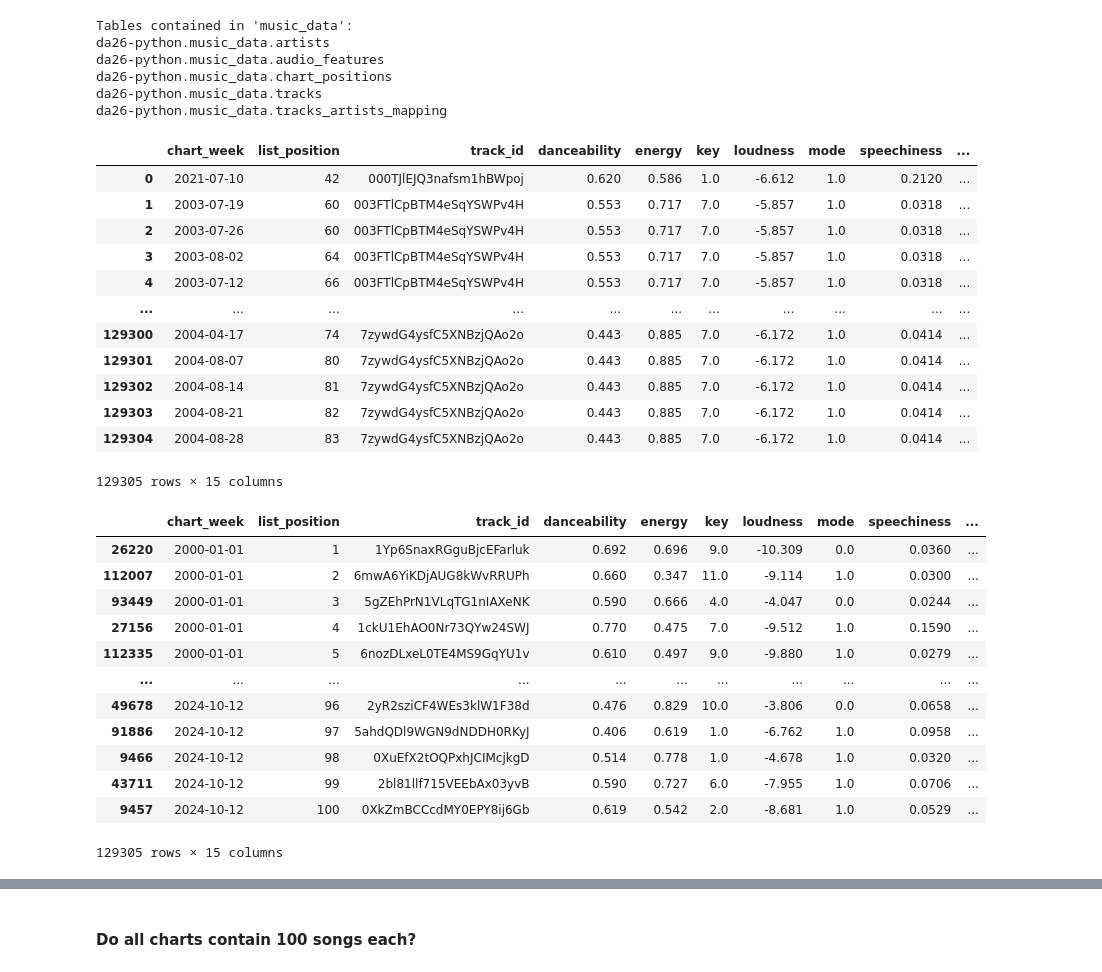
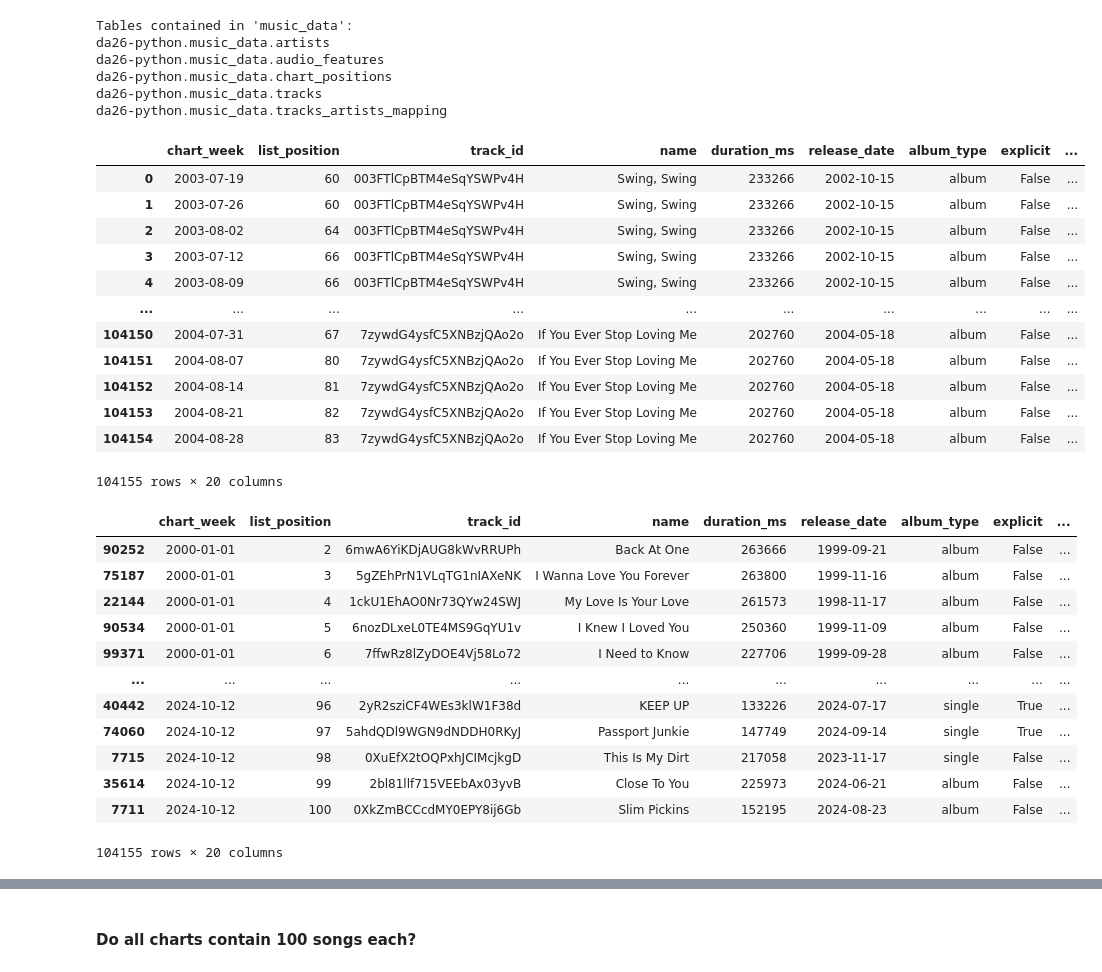
Before and after one commit to guillermocontp/recommendation-system, a Jupyter notebook: analysis.ipynb, the cells around one changed output, grey strips where cells are left out. Drawn from its saved outputs; the diff is of its cells as text; code cells hidden in the pictures.

```diff
--- a/analysis.ipynb
+++ b/analysis.ipynb
@@ -1003,0 +899,4 @@ memory usage: 3.1+ MB
+# %%
+charts_with_tracks = pd.merge(chart_positions, tracks, on='track_id', how='inner')
+# %%
+delete_list = charts_with_tracks[charts_with_tracks['chart_week'] < charts_with_tracks['release_date']].index
@@ -1003,0 +912,6 @@ memory usage: 3.1+ MB
+# %%
+# dropping duplicates
+charts_with_tracks.drop(delete_list, inplace=True)
+
+# resetting the index
+charts_with_tracks.reset_index(drop= True, inplace= True)
@@ -1062,22 +979,22 @@ da26-python.music_data.tracks
 da26-python.music_data.tracks_artists_mapping
 # %%
 # creating chart with audio features by merging chart_positions with tracks on 'track_id'
-chart_with_audio_features_merge = pd.merge(chart_positions, audio_features, on='track_id', how= 'left')
+chart_with_audio_features_merge = pd.merge(charts_with_tracks, audio_features, on='track_id', how= 'left')
 chart_with_audio_features_merge
 # %% [output]
-|  | chart_week | list_position | track_id | danceability | energy | key | loudness | mode | speechiness | ... |
-| 0 | 2021-07-10 | 42 | 000TJlEJQ3nafsm1hBWpoj | 0.620 | 0.586 | 1.0 | -6.612 | 1.0 | 0.2120 | ... |
-| 1 | 2003-07-19 | 60 | 003FTlCpBTM4eSqYSWPv4H | 0.553 | 0.717 | 7.0 | -5.857 | 1.0 | 0.0318 | ... |
-| 2 | 2003-07-26 | 60 | 003FTlCpBTM4eSqYSWPv4H | 0.553 | 0.717 | 7.0 | -5.857 | 1.0 | 0.0318 | ... |
-| 3 | 2003-08-02 | 64 | 003FTlCpBTM4eSqYSWPv4H | 0.553 | 0.717 | 7.0 | -5.857 | 1.0 | 0.0318 | ... |
-| 4 | 2003-07-12 | 66 | 003FTlCpBTM4eSqYSWPv4H | 0.553 | 0.717 | 7.0 | -5.857 | 1.0 | 0.0318 | ... |
-| ... | ... | ... | ... | ... | ... | ... | ... | ... | ... | ... |
-| 129300 | 2004-04-17 | 74 | 7zywdG4ysfC5XNBzjQAo2o | 0.443 | 0.885 | 7.0 | -6.172 | 1.0 | 0.0414 | ... |
-| 129301 | 2004-08-07 | 80 | 7zywdG4ysfC5XNBzjQAo2o | 0.443 | 0.885 | 7.0 | -6.172 | 1.0 | 0.0414 | ... |
-| 129302 | 2004-08-14 | 81 | 7zywdG4ysfC5XNBzjQAo2o | 0.443 | 0.885 | 7.0 | -6.172 | 1.0 | 0.0414 | ... |
-| 129303 | 2004-08-21 | 82 | 7zywdG4ysfC5XNBzjQAo2o | 0.443 | 0.885 | 7.0 | -6.172 | 1.0 | 0.0414 | ... |
-| 129304 | 2004-08-28 | 83 | 7zywdG4ysfC5XNBzjQAo2o | 0.443 | 0.885 | 7.0 | -6.172 | 1.0 | 0.0414 | ... |
+|  | chart_week | list_position | track_id | name | duration_ms | release_date | album_type | explicit | ... |
+| 0 | 2003-07-19 | 60 | 003FTlCpBTM4eSqYSWPv4H | Swing, Swing | 233266 | 2002-10-15 | album | False | ... |
+| 1 | 2003-07-26 | 60 | 003FTlCpBTM4eSqYSWPv4H | Swing, Swing | 233266 | 2002-10-15 | album | False | ... |
+| 2 | 2003-08-02 | 64 | 003FTlCpBTM4eSqYSWPv4H | Swing, Swing | 233266 | 2002-10-15 | album | False | ... |
+| 3 | 2003-07-12 | 66 | 003FTlCpBTM4eSqYSWPv4H | Swing, Swing | 233266 | 2002-10-15 | album | False | ... |
+| 4 | 2003-08-09 | 66 | 003FTlCpBTM4eSqYSWPv4H | Swing, Swing | 233266 | 2002-10-15 | album | False | ... |
+| ... | ... | ... | ... | ... | ... | ... | ... | ... | ... |
+| 104150 | 2004-07-31 | 67 | 7zywdG4ysfC5XNBzjQAo2o | If You Ever Stop Loving Me | 202760 | 2004-05-18 | album | False | ... |
+| 104151 | 2004-08-07 | 80 | 7zywdG4ysfC5XNBzjQAo2o | If You Ever Stop Loving Me | 202760 | 2004-05-18 | album | False | ... |
+| 104152 | 2004-08-14 | 81 | 7zywdG4ysfC5XNBzjQAo2o | If You Ever Stop Loving Me | 202760 | 2004-05-18 | album | False | ... |
+| 104153 | 2004-08-21 | 82 | 7zywdG4ysfC5XNBzjQAo2o | If You Ever Stop Loving Me | 202760 | 2004-05-18 | album | False | ... |
+| 104154 | 2004-08-28 | 83 | 7zywdG4ysfC5XNBzjQAo2o | If You Ever Stop Loving Me | 202760 | 2004-05-18 | album | False | ... |
-129305 rows × 15 columns
+104155 rows × 20 columns
 # %%
 # Sorting values on chart week first and list position second, in ascending order
 # i.e., earliest week first with its associated list positions in ascending order
@@ -1085,19 +1002,19 @@ chart_with_audio_features = chart_with_audio_features_merge.sort_values(['chart_
 # inspecting result
 chart_with_audio_features
 # %% [output]
-|  | chart_week | list_position | track_id | danceability | energy | key | loudness | mode | speechiness | ... |
-| 26220 | 2000-01-01 | 1 | 1Yp6SnaxRGguBjcEFarluk | 0.692 | 0.696 | 9.0 | -10.309 | 0.0 | 0.0360 | ... |
-| 112007 | 2000-01-01 | 2 | 6mwA6YiKDjAUG8kWvRRUPh | 0.660 | 0.347 | 11.0 | -9.114 | 1.0 | 0.0300 | ... |
-| 93449 | 2000-01-01 | 3 | 5gZEhPrN1VLqTG1nIAXeNK | 0.590 | 0.666 | 4.0 | -4.047 | 0.0 | 0.0244 | ... |
-| 27156 | 2000-01-01 | 4 | 1ckU1EhAO0Nr73QYw24SWJ | 0.770 | 0.475 | 7.0 | -9.512 | 1.0 | 0.1590 | ... |
-| 112335 | 2000-01-01 | 5 | 6nozDLxeL0TE4MS9GqYU1v | 0.610 | 0.497 | 9.0 | -9.880 | 1.0 | 0.0279 | ... |
-| ... | ... | ... | ... | ... | ... | ... | ... | ... | ... | ... |
-| 49678 | 2024-10-12 | 96 | 2yR2sziCF4WEs3klW1F38d | 0.476 | 0.829 | 10.0 | -3.806 | 0.0 | 0.0658 | ... |
-| 91886 | 2024-10-12 | 97 | 5ahdQDl9WGN9dNDDH0RKyJ | 0.406 | 0.619 | 1.0 | -6.762 | 1.0 | 0.0958 | ... |
-| 9466 | 2024-10-12 | 98 | 0XuEfX2tOQPxhJCIMcjkgD | 0.514 | 0.778 | 1.0 | -4.678 | 1.0 | 0.0320 | ... |
-| 43711 | 2024-10-12 | 99 | 2bl81llf715VEEbAx03yvB | 0.590 | 0.727 | 6.0 | -7.955 | 1.0 | 0.0706 | ... |
-| 9457 | 2024-10-12 | 100 | 0XkZmBCCcdMY0EPY8ij6Gb | 0.619 | 0.542 | 2.0 | -8.681 | 1.0 | 0.0529 | ... |
+|  | chart_week | list_position | track_id | name | duration_ms | release_date | album_type | explicit | ... |
+| 90252 | 2000-01-01 | 2 | 6mwA6YiKDjAUG8kWvRRUPh | Back At One | 263666 | 1999-09-21 | album | False | ... |
+| 75187 | 2000-01-01 | 3 | 5gZEhPrN1VLqTG1nIAXeNK | I Wanna Love You Forever | 263800 | 1999-11-16 | album | False | ... |
+| 22144 | 2000-01-01 | 4 | 1ckU1EhAO0Nr73QYw24SWJ | My Love Is Your Love | 261573 | 1998-11-17 | album | False | ... |
+| 90534 | 2000-01-01 | 5 | 6nozDLxeL0TE4MS9GqYU1v | I Knew I Loved You | 250360 | 1999-11-09 | album | False | ... |
+| 99371 | 2000-01-01 | 6 | 7ffwRz8lZyDOE4Vj58Lo72 | I Need to Know | 227706 | 1999-09-28 | album | False | ... |
+| ... | ... | ... | ... | ... | ... | ... | ... | ... | ... |
+| 40442 | 2024-10-12 | 96 | 2yR2sziCF4WEs3klW1F38d | KEEP UP | 133226 | 2024-07-17 | single | True | ... |
+| 74060 | 2024-10-12 | 97 | 5ahdQDl9WGN9dNDDH0RKyJ | Passport Junkie | 147749 | 2024-09-14 | single | True | ... |
+| 7715 | 2024-10-12 | 98 | 0XuEfX2tOQPxhJCIMcjkgD | This Is My Dirt | 217058 | 2023-11-17 | single | False | ... |
+| 35614 | 2024-10-12 | 99 | 2bl81llf715VEEbAx03yvB | Close To You | 225973 | 2024-06-21 | album | False | ... |
+| 7711 | 2024-10-12 | 100 | 0XkZmBCCcdMY0EPY8ij6Gb | Slim Pickins | 152195 | 2024-08-23 | album | False | ... |
-129305 rows × 15 columns
+104155 rows × 20 columns
 # %%
 # checking date types
 chart_with_audio_features.info()
```
Also changed, not shown: parts of 94 cells of this notebook, 2 other files.
